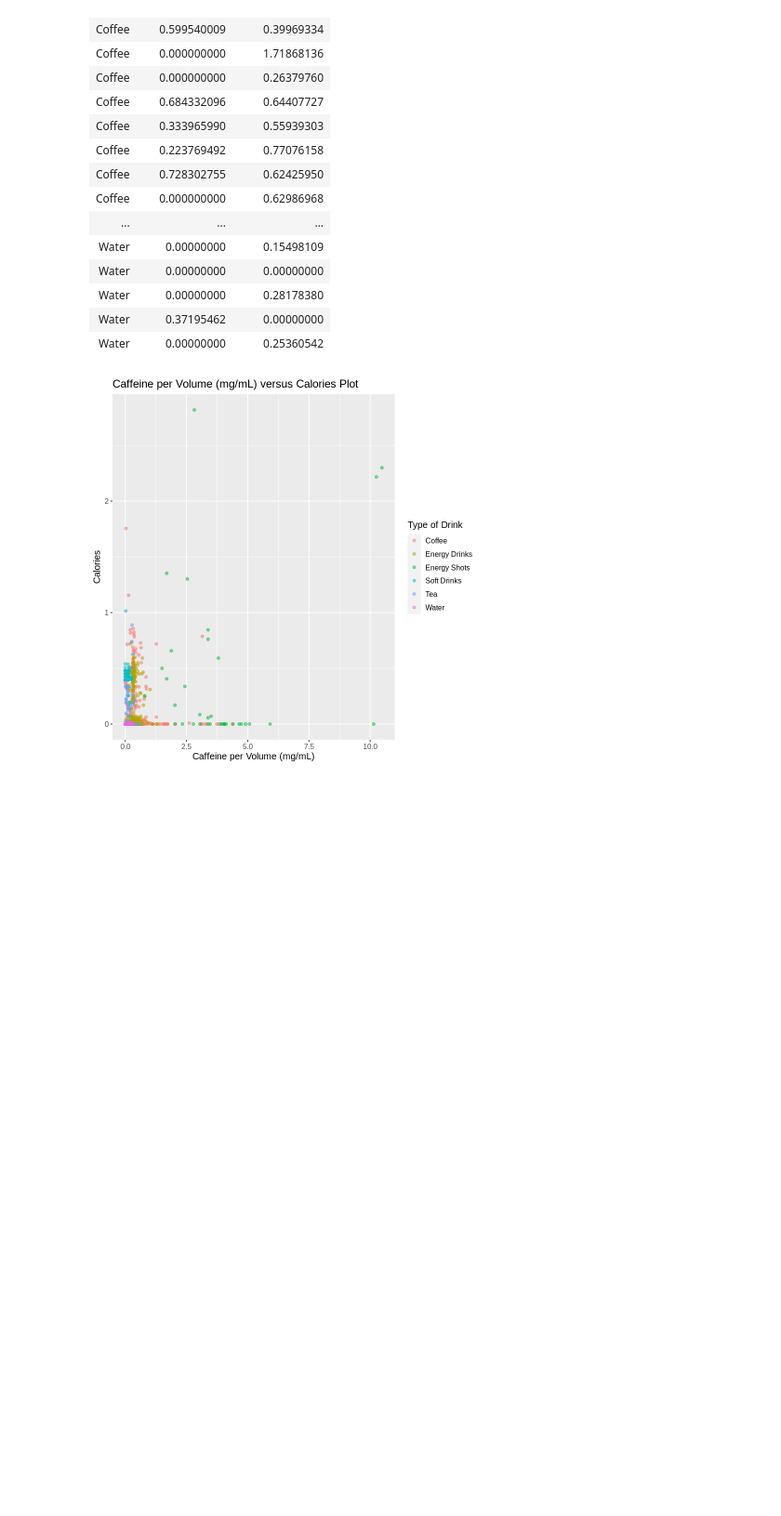
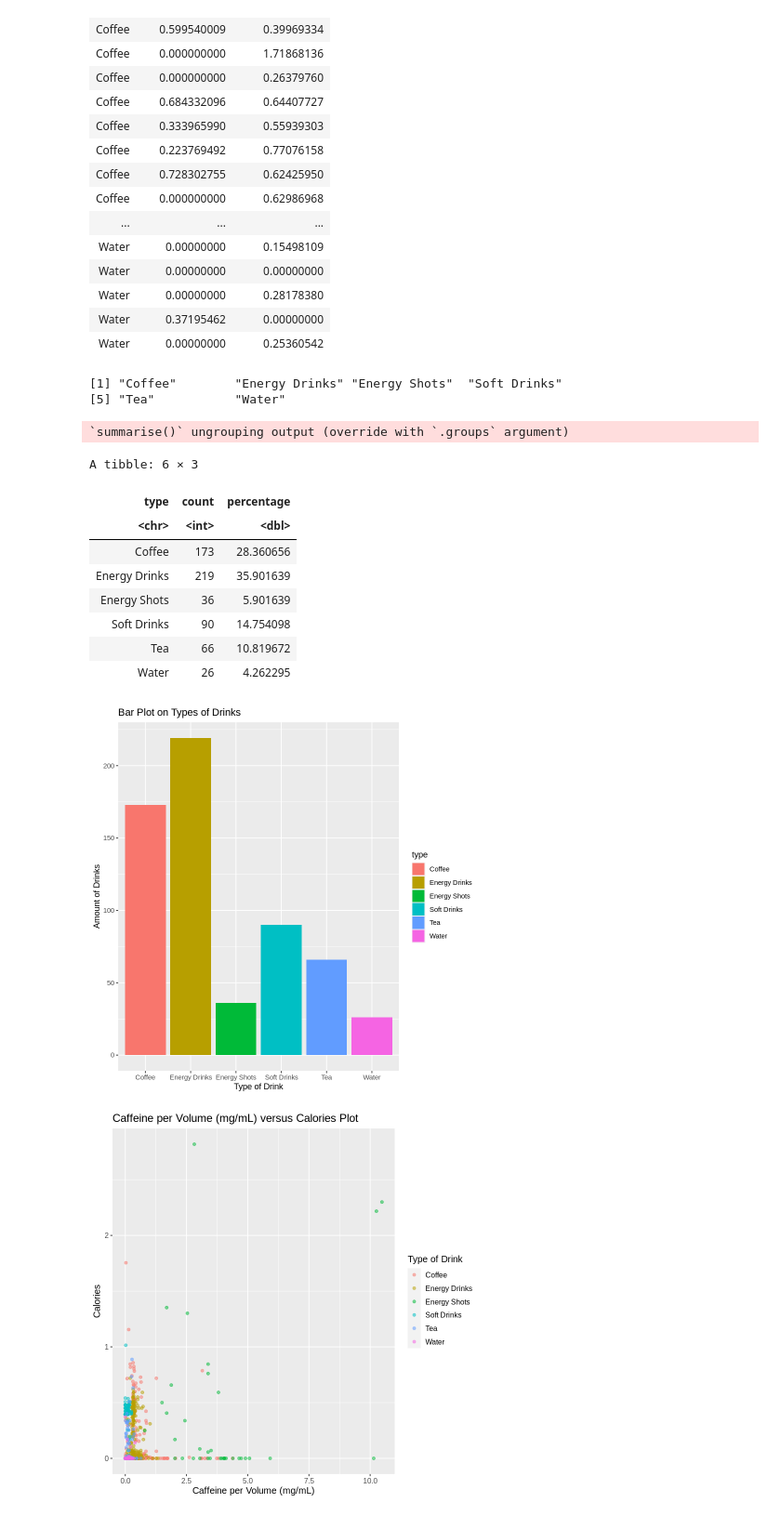
Before and after one commit to sejalvij/dsci-new-project, a Jupyter notebook: New project code.ipynb, the cells around one changed output. Shown at 93% size. Cells and saved outputs as stored; diff of their text form; code cells hidden in the pictures; blank space fills up the shorter version.

Commit message:
Update
Added bar plot

```diff
--- a/New project code.ipynb
+++ b/New project code.ipynb
@@ -90,17 +90,39 @@ A tibble: 610 × 3
 # %%
 #returning each categroy in the column
 caffeine_pull = caffeine_selected %>%
     pull(type) %>%
     levels()
 caffeine_pull
 
 #creates a chart that shows the variables with counts and percentages
 caffeine_obs = nrow(caffeine)
     caffeine %>%
     group_by(type) %>%
     summarize(
         count = n(),
         percentage = n() / caffeine_obs * 100 )
+
+#visualizing the summary of data
+caffeine_bar <- ggplot(caffeine,aes(type)) +
+    geom_bar(aes(fill = type)) +
+    labs(x = "Type of Drink", y= "Amount of Drinks") +
+    ggtitle("Bar Plot on Types of Drinks")
+
+caffeine_bar
+# %% [output]
+[1] "Coffee"        "Energy Drinks" "Energy Shots"  "Soft Drinks"
+[5] "Tea"           "Water"
+`summarise()` ungrouping output (override with `.groups` argument)
+A tibble: 6 × 3
+| type | count | percentage |
+| <chr> | <int> | <dbl> |
+| Coffee | 173 | 28.360656 |
+| Energy Drinks | 219 | 35.901639 |
+| Energy Shots | 36 | 5.901639 |
+| Soft Drinks | 90 | 14.754098 |
+| Tea | 66 | 10.819672 |
+| Water | 26 | 4.262295 |
+[figure, added]
 # %%
 #creating a training set and splitting the data into 75% training, and 25% testing
 caffeine_split <- initial_split(caffeine_selected, prop = 0.75, strata = type)
```
Also changed, not shown: parts of 1 cell of this notebook.
